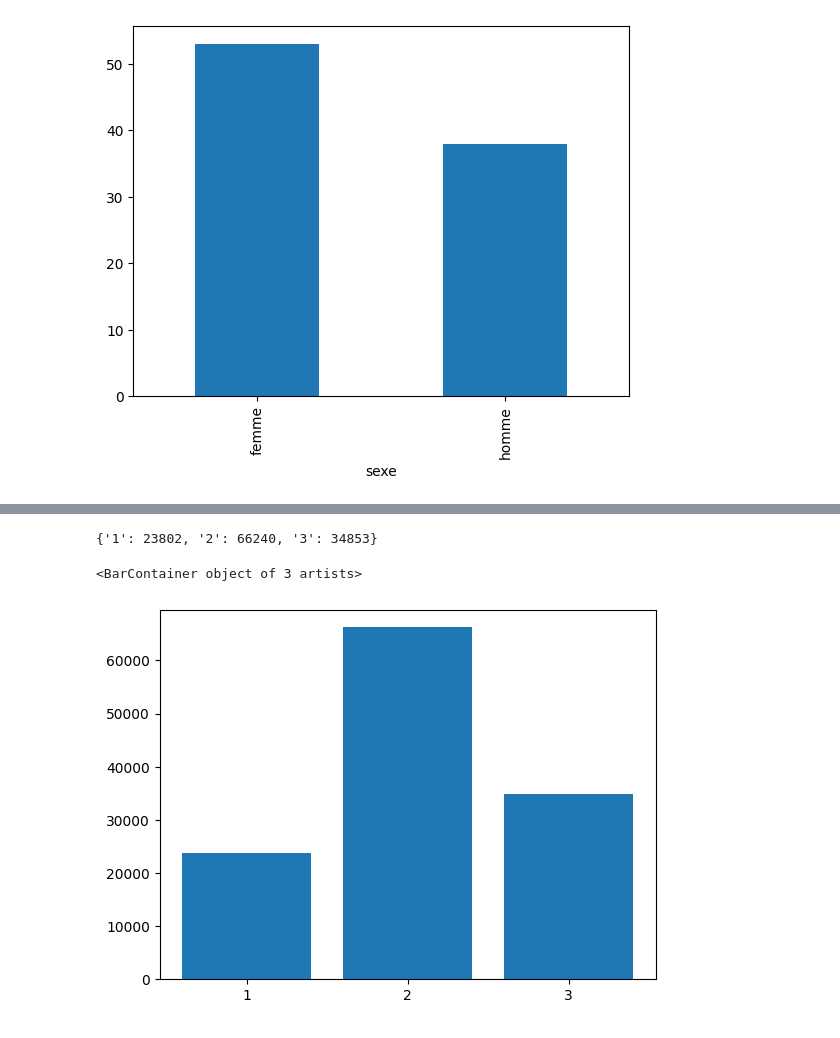
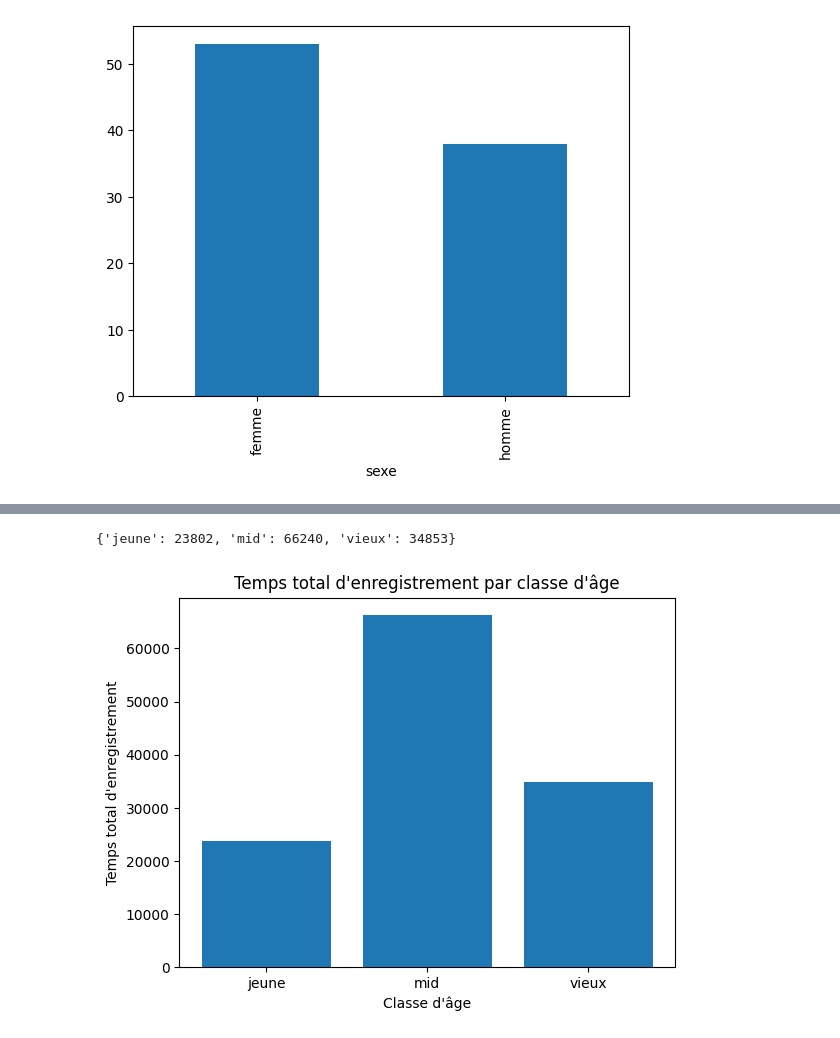
Before and after one commit to Lise-Brisset/projet_cnn_age, a Jupyter notebook: explo_donne.ipynb, the cells around one changed output, grey strips where cells are left out. Drawn from its saved outputs; the diff is of its cells as text; code cells hidden in the pictures.

```diff
--- a/explo_donne.ipynb
+++ b/explo_donne.ipynb
@@ -31,15 +42,23 @@ metadata_fichier['classe_age'].value_counts().plot(kind='bar')
 # %%
 # dico et graphe de Temps par classe d'age
 
-dico_temps = {'1': 0, '2': 0, '3': 0}
+dico_temps = {'jeune': 0, 'mid': 0, 'vieux': 0}
 for row in metadata_fichier.itertuples():
 	temps_liste = row[4].split(':')
 	temps = int(temps_liste[0])*60 + int(temps_liste[1])
-	dico_temps[str(row.classe_age)] += temps
+	if row.classe_age == 1:
+		dico_temps['jeune'] += temps
+	elif row.classe_age == 2:
+		dico_temps['mid'] += temps
+	elif row.classe_age == 3:
+		dico_temps['vieux'] += temps
 
 print(dico_temps)
 plt.bar(dico_temps.keys(), dico_temps.values())
+plt.title("Temps total d'enregistrement par classe d'âge")
+plt.xlabel("Classe d'âge")
+plt.ylabel("Temps total d'enregistrement")
+plt.show()
 # %% [output]
-{'1': 23802, '2': 66240, '3': 34853}
+{'jeune': 23802, 'mid': 66240, 'vieux': 34853}
-<BarContainer object of 3 artists>
-[figure, old version]
+[figure, new version]
```
Also changed, not shown: parts of 4 cells of this notebook.
